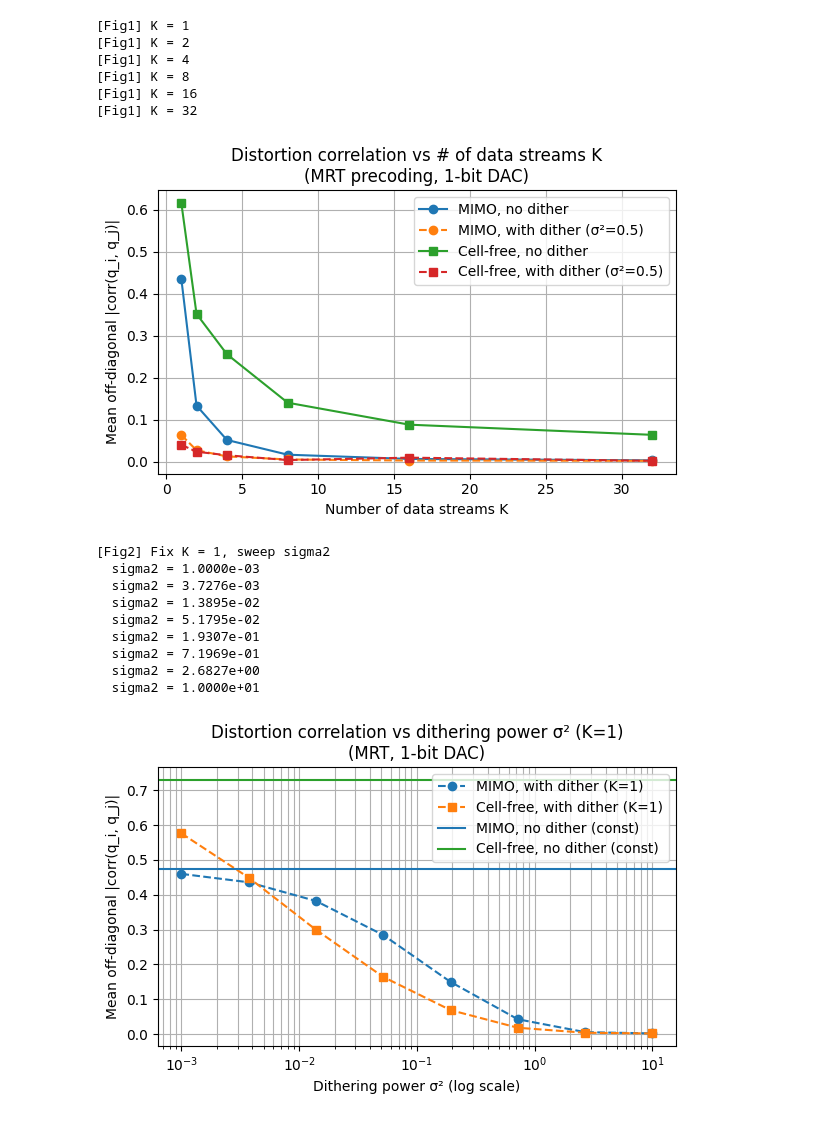
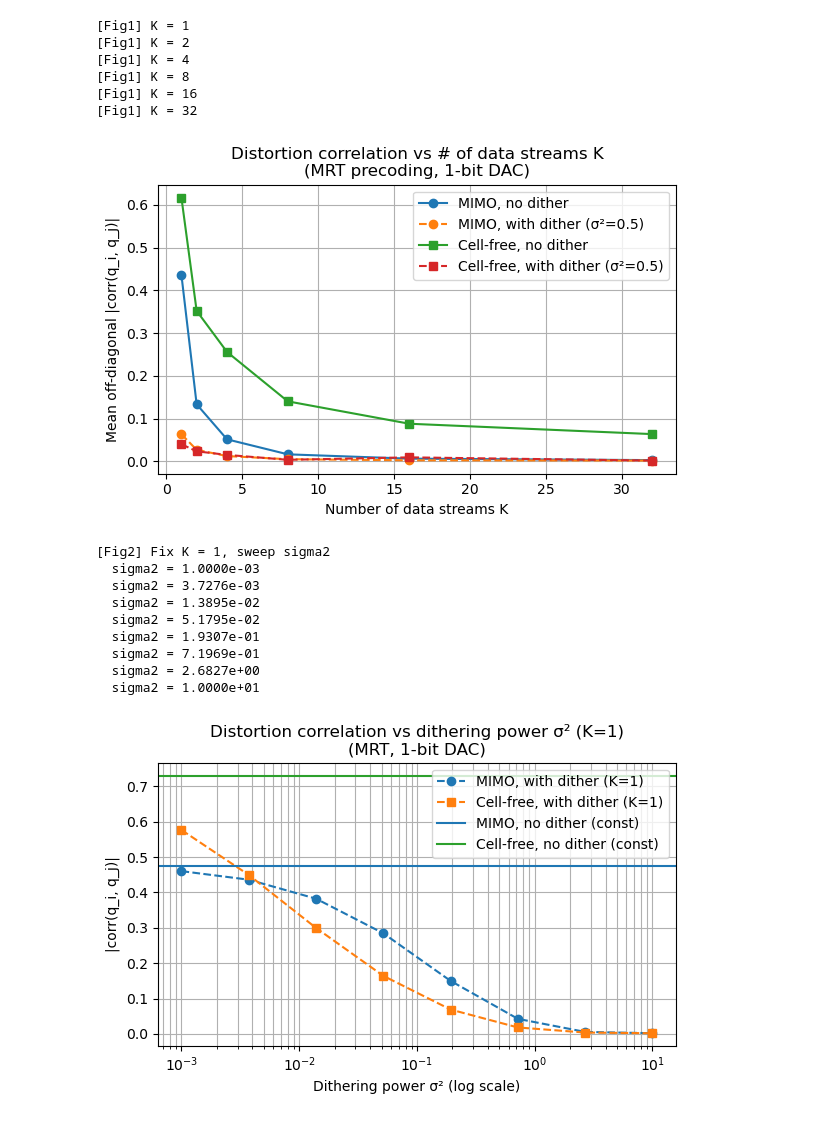
Before and after one commit to Agata872/Low_signal_resolution_extended, a Jupyter notebook: Motivation/Extend-to-cf.ipynb, the cells around one changed output. Drawn from its saved outputs; the diff is of its cells as text; code cells hidden in the pictures.

```diff
--- a/Motivation/Extend-to-cf.ipynb
+++ b/Motivation/Extend-to-cf.ipynb
@@ -217,7 +217,7 @@ N_tx = 32                              # 发射天线数 / AP 数
 K_list = [1, 2, 4, 8, 16, 32]          # 不同的 data streams 数量
 num_samples = 200000                   # 时间样本数（越大统计越稳定）
 eta_base = 1.0 / N_tx                  # DAC 缩放因子
-sigma2_dither_fixed = 0.5              # 图1 用的固定 dithering 方差
+sigma2_dither_fixed = 0.5             # 图1 用的固定 dithering 方差
 
 np.random.seed(2025)
 
@@ -380,33 +380,33 @@ plt.semilogx(sigma2_list, mimo_with_dither_vs_sigma, 'o--',
 plt.semilogx(sigma2_list, cf_with_dither_vs_sigma, 's--',
              label=f'Cell-free, with dither (K={K_fixed})')
 
 plt.axhline(mimo_no_dither_const, color='C0', linestyle='-',
             label='MIMO, no dither (const)')
 plt.axhline(cf_no_dither_const, color='C2', linestyle='-',
             label='Cell-free, no dither (const)')
 
 plt.xlabel("Dithering power σ² (log scale)")
-plt.ylabel("Mean off-diagonal |corr(q_i, q_j)|")
+plt.ylabel("|corr(q_i, q_j)|")
 plt.title(f"Distortion correlation vs dithering power σ² (K={K_fixed})\n(MRT, 1-bit DAC)")
 plt.grid(True, which='both')
 plt.legend()
 plt.tight_layout()
 plt.show()
 # %% [output]
 [Fig1] K = 1
 [Fig1] K = 2
 [Fig1] K = 4
 [Fig1] K = 8
 [Fig1] K = 16
 [Fig1] K = 32
-[figure, old version]
+[figure, new version]
 [Fig2] Fix K = 1, sweep sigma2
   sigma2 = 1.0000e-03
   sigma2 = 3.7276e-03
   sigma2 = 1.3895e-02
   sigma2 = 5.1795e-02
   sigma2 = 1.9307e-01
   sigma2 = 7.1969e-01
   sigma2 = 2.6827e+00
   sigma2 = 1.0000e+01
-[figure, old version]
+[figure, new version]
```
Also changed, not shown: parts of 1 cell of this notebook, 1 other file.
